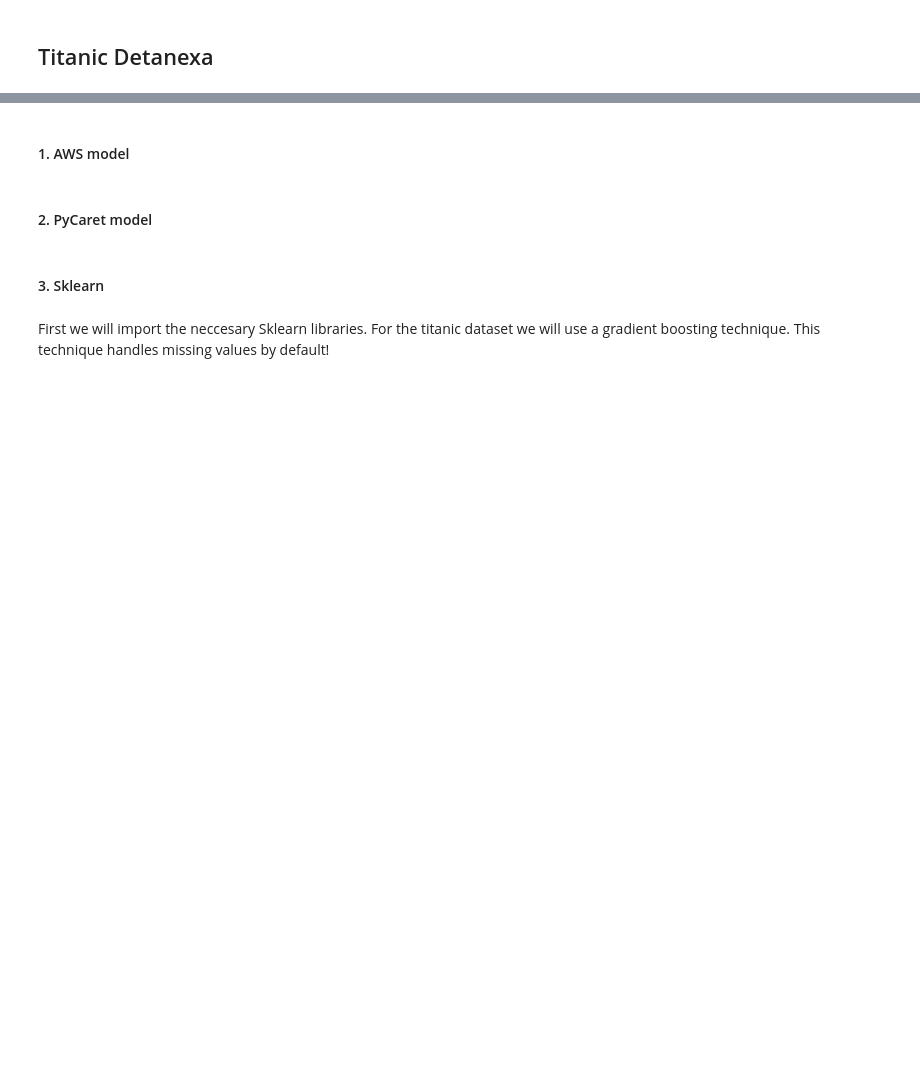
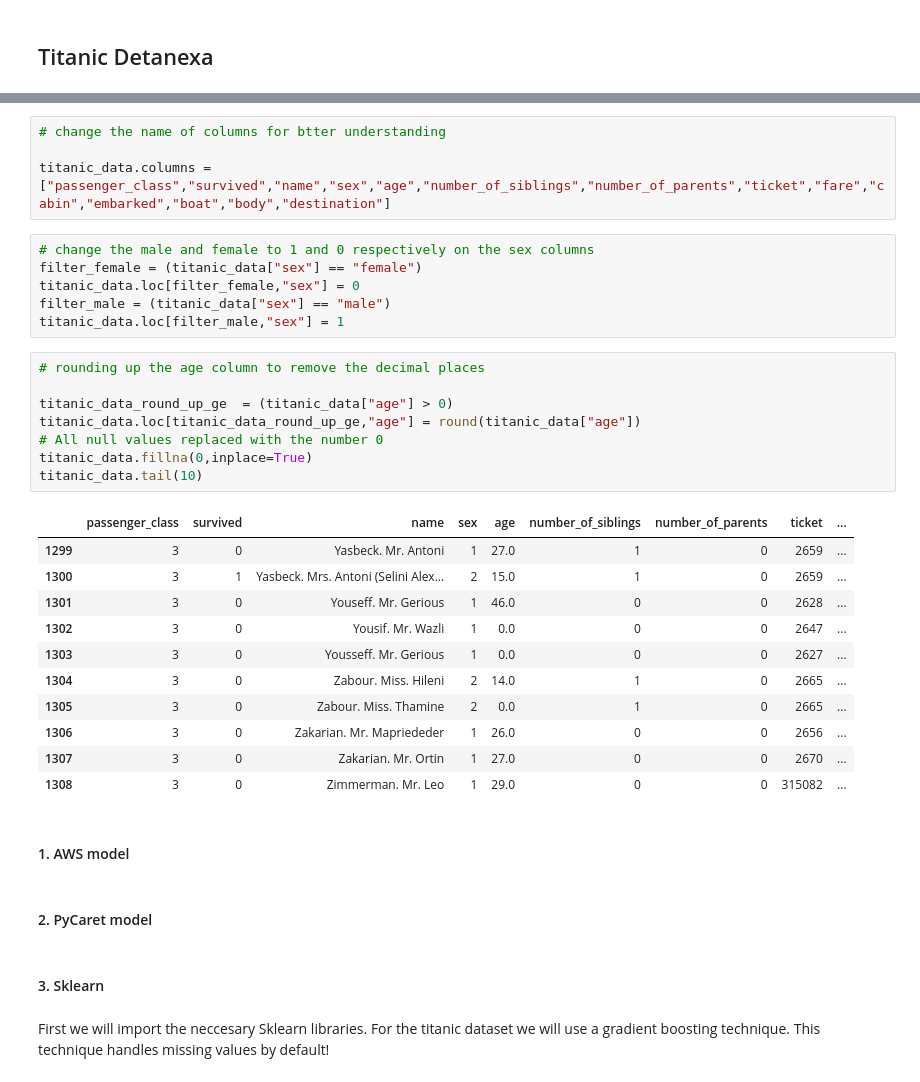
Before and after one commit to arthurbirate/DataNexa_Cloud_AI, a Jupyter notebook: Titanic DataNexa.ipynb, the cells around one changed output, grey strips where cells are left out. Saved outputs shown, nothing was run; the diff lists cells and outputs as text; blank space fills up the shorter version.

```diff
--- a/Titanic DataNexa.ipynb
+++ b/Titanic DataNexa.ipynb
@@ -3,3 +94,33 @@
+# %%
+# change the name of columns for btter understanding
+
+titanic_data.columns = ["passenger_class","survived","name","sex","age","number_of_siblings","number_of_parents","ticket","fare","cabin","embarked","boat","body","destination"]
+# %%
+# change the male and female to 1 and 0 respectively on the sex columns
+filter_female = (titanic_data["sex"] == "female")
+titanic_data.loc[filter_female,"sex"] = 0
+filter_male = (titanic_data["sex"] == "male")
+titanic_data.loc[filter_male,"sex"] = 1
+# %%
+# rounding up the age column to remove the decimal places
+
+titanic_data_round_up_ge  = (titanic_data["age"] > 0)
+titanic_data.loc[titanic_data_round_up_ge,"age"] = round(titanic_data["age"])
+# All null values replaced with the number 0
+titanic_data.fillna(0,inplace=True)
+titanic_data.tail(10)
+# %% [output]
+|  | passenger_class | survived | name | sex | age | number_of_siblings | number_of_parents | ticket | ... |
+| 1299 | 3 | 0 | Yasbeck. Mr. Antoni | 1 | 27.0 | 1 | 0 | 2659 | ... |
+| 1300 | 3 | 1 | Yasbeck. Mrs. Antoni (Selini Alex... | 2 | 15.0 | 1 | 0 | 2659 | ... |
+| 1301 | 3 | 0 | Youseff. Mr. Gerious | 1 | 46.0 | 0 | 0 | 2628 | ... |
+| 1302 | 3 | 0 | Yousif. Mr. Wazli | 1 | 0.0 | 0 | 0 | 2647 | ... |
+| 1303 | 3 | 0 | Yousseff. Mr. Gerious | 1 | 0.0 | 0 | 0 | 2627 | ... |
+| 1304 | 3 | 0 | Zabour. Miss. Hileni | 2 | 14.0 | 1 | 0 | 2665 | ... |
+| 1305 | 3 | 0 | Zabour. Miss. Thamine | 2 | 0.0 | 1 | 0 | 2665 | ... |
+| 1306 | 3 | 0 | Zakarian. Mr. Mapriededer | 1 | 26.0 | 0 | 0 | 2656 | ... |
+| 1307 | 3 | 0 | Zakarian. Mr. Ortin | 1 | 27.0 | 0 | 0 | 2670 | ... |
+| 1308 | 3 | 0 | Zimmerman. Mr. Leo | 1 | 29.0 | 0 | 0 | 315082 | ... |
 # %% [markdown]
 <h4>1. AWS model</h4>
 # %% [markdown]
```
Also changed, not shown: parts of 8 cells of this notebook.
